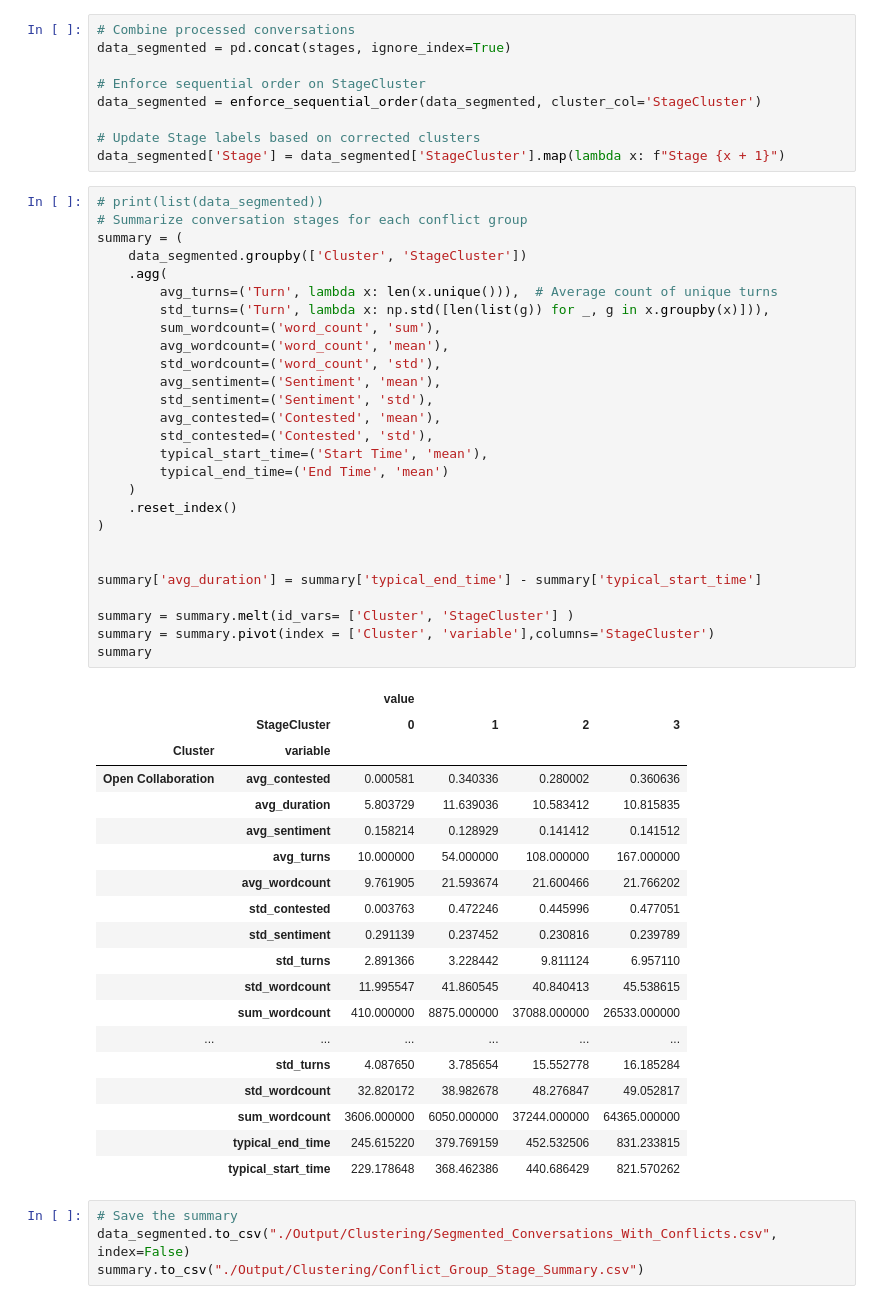
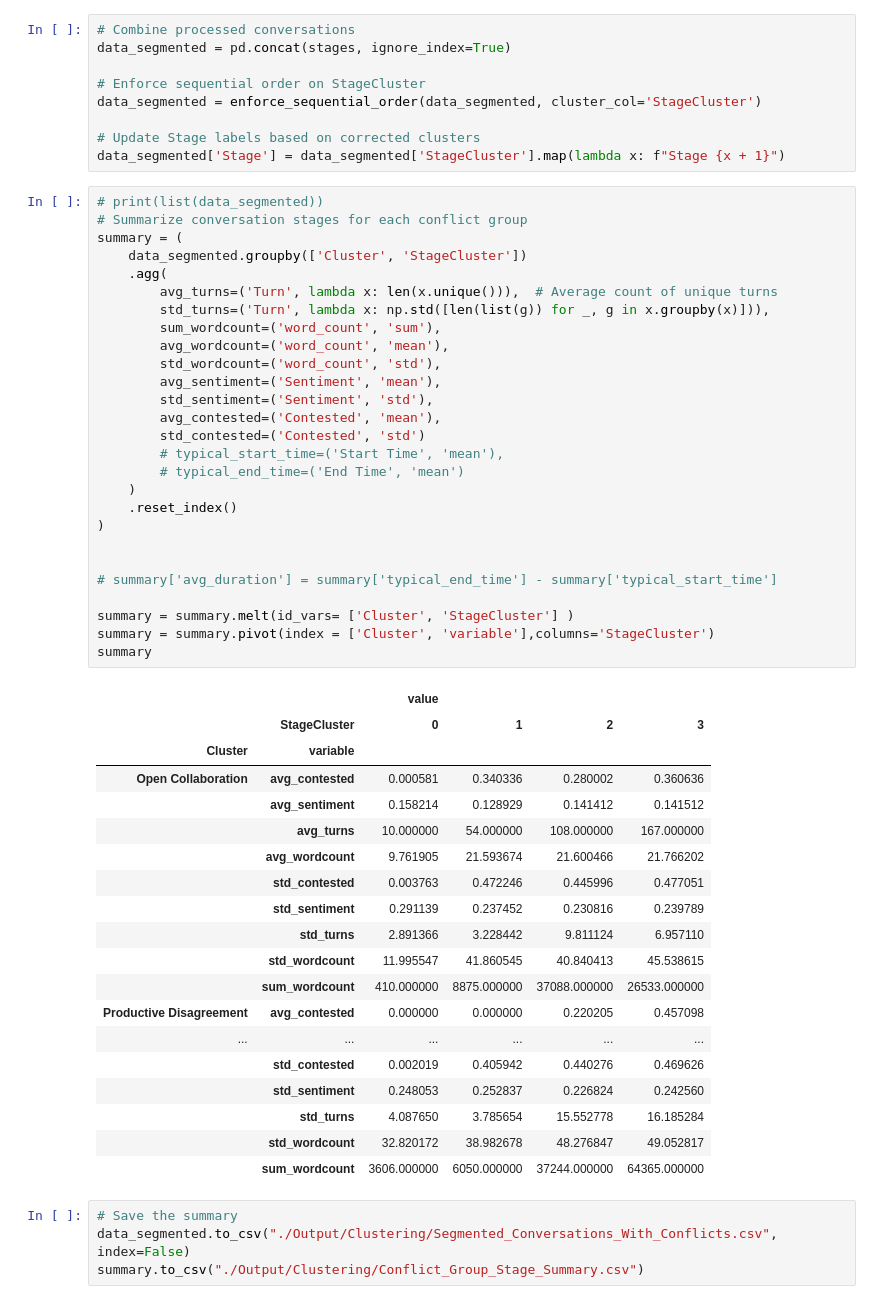
Before and after one commit to bbevis/Con2vec, a Jupyter notebook: Python/EDA_convo_clusters.ipynb, the cells around one changed output. Cells and saved outputs as stored; diff of their text form.

```diff
--- a/Python/EDA_convo_clusters.ipynb
+++ b/Python/EDA_convo_clusters.ipynb
@@ -681,36 +701,35 @@ data_segmented['Stage'] = data_segmented['StageCluster'].map(lambda x: f"Stage {
 # %%
 # print(list(data_segmented))
 # Summarize conversation stages for each conflict group
 summary = (
     data_segmented.groupby(['Cluster', 'StageCluster'])
     .agg(
         avg_turns=('Turn', lambda x: len(x.unique())),  # Average count of unique turns
         std_turns=('Turn', lambda x: np.std([len(list(g)) for _, g in x.groupby(x)])),
         sum_wordcount=('word_count', 'sum'),
         avg_wordcount=('word_count', 'mean'),
         std_wordcount=('word_count', 'std'),
         avg_sentiment=('Sentiment', 'mean'),
         std_sentiment=('Sentiment', 'std'),
         avg_contested=('Contested', 'mean'),
-        std_contested=('Contested', 'std'),
-        typical_start_time=('Start Time', 'mean'),
-        typical_end_time=('End Time', 'mean')
+        std_contested=('Contested', 'std')
+        # typical_start_time=('Start Time', 'mean'),
+        # typical_end_time=('End Time', 'mean')
     )
     .reset_index()
 )
 
 
-summary['avg_duration'] = summary['typical_end_time'] - summary['typical_start_time']
+# summary['avg_duration'] = summary['typical_end_time'] - summary['typical_start_time']
 
 summary = summary.melt(id_vars= ['Cluster', 'StageCluster'] )
 summary = summary.pivot(index = ['Cluster', 'variable'],columns='StageCluster')
 summary
 # %% [output]
 |  |  | value |  |  |  |
 |  | StageCluster | 0 | 1 | 2 | 3 |
 | Cluster | variable |  |  |  |  |
 | Open Collaboration | avg_contested | 0.000581 | 0.340336 | 0.280002 | 0.360636 |
-|  | avg_duration | 5.803729 | 11.639036 | 10.583412 | 10.815835 |
 |  | avg_sentiment | 0.158214 | 0.128929 | 0.141412 | 0.141512 |
 |  | avg_turns | 10.000000 | 54.000000 | 108.000000 | 167.000000 |
 |  | avg_wordcount | 9.761905 | 21.593674 | 21.600466 | 21.766202 |
@@ -719,12 +738,13 @@ summary
 |  | std_turns | 2.891366 | 3.228442 | 9.811124 | 6.957110 |
 |  | std_wordcount | 11.995547 | 41.860545 | 40.840413 | 45.538615 |
 |  | sum_wordcount | 410.000000 | 8875.000000 | 37088.000000 | 26533.000000 |
+| Productive Disagreement | avg_contested | 0.000000 | 0.000000 | 0.220205 | 0.457098 |
 | ... | ... | ... | ... | ... | ... |
+|  | std_contested | 0.002019 | 0.405942 | 0.440276 | 0.469626 |
+|  | std_sentiment | 0.248053 | 0.252837 | 0.226824 | 0.242560 |
 |  | std_turns | 4.087650 | 3.785654 | 15.552778 | 16.185284 |
 |  | std_wordcount | 32.820172 | 38.982678 | 48.276847 | 49.052817 |
 |  | sum_wordcount | 3606.000000 | 6050.000000 | 37244.000000 | 64365.000000 |
-|  | typical_end_time | 245.615220 | 379.769159 | 452.532506 | 831.233815 |
-|  | typical_start_time | 229.178648 | 368.462386 | 440.686429 | 821.570262 |
 # %%
 # Save the summary
 data_segmented.to_csv("./Output/Clustering/Segmented_Conversations_With_Conflicts.csv", index=False)
```
Also changed, not shown: parts of 3 cells of this notebook, 5 other files.
